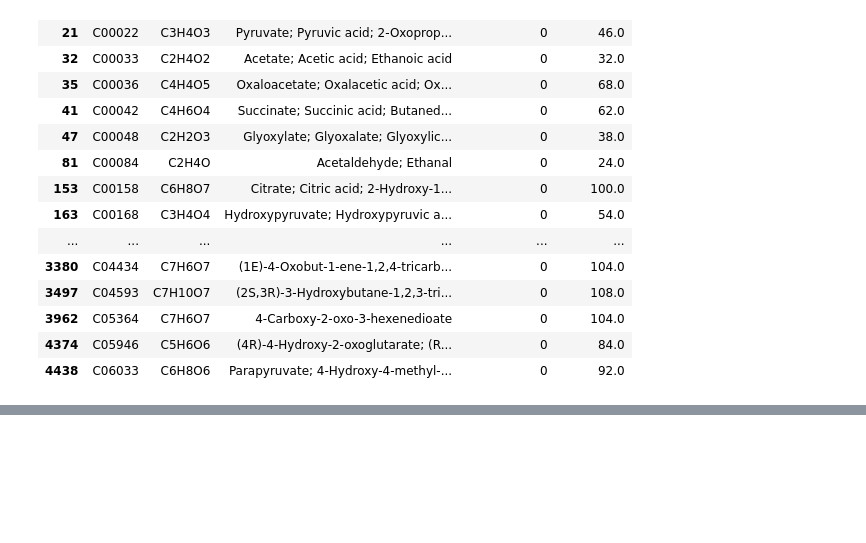
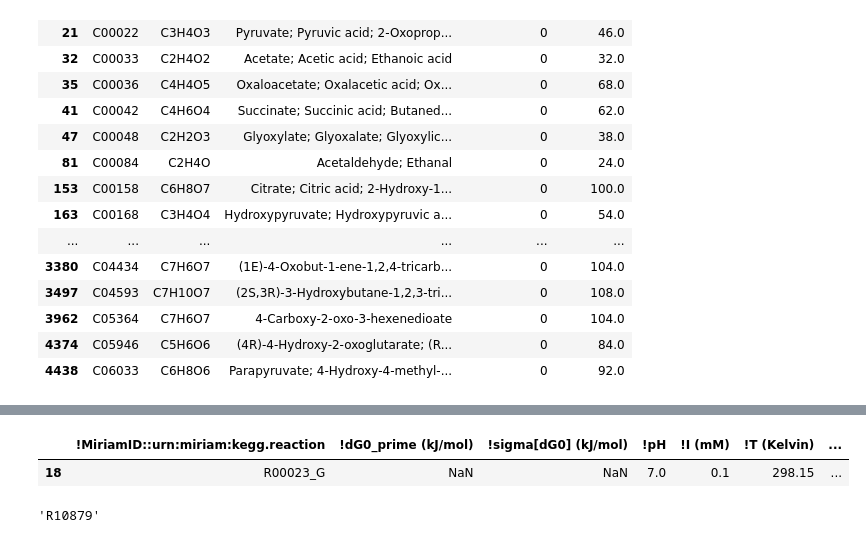
Before and after one commit to jgoldford/networkExpansionPy, a Jupyter notebook: examples/networkExpansion.Metals.01Feb2021.ipynb, the cells around one changed output, grey strips where cells are left out. Cells and saved outputs as stored; diff of their text form; code cells hidden in the pictures; blank space fills up the shorter version.

```diff
--- a/examples/networkExpansion.Metals.01Feb2021.ipynb
+++ b/examples/networkExpansion.Metals.01Feb2021.ipynb
@@ -94,0 +152,9 @@ for idx,rxn in network.groupby('rn'):
+# %%
+t = metabolism.thermo[metabolism.thermo['!MiriamID::urn:miriam:kegg.reaction'] == idx].replace({idx:  idx + '_G'})
+# %% [output]
+|  | !MiriamID::urn:miriam:kegg.reaction | !dG0_prime (kJ/mol) | !sigma[dG0] (kJ/mol) | !pH | !I (mM) | !T (Kelvin) | ... |
+| 18 | R00023_G | NaN | NaN | 7.0 | 0.1 | 298.15 | ... |
+# %%
+idx
+# %% [output]
+'R10879'
```
Also changed, not shown: parts of 12 cells of this notebook, 3 other files.
